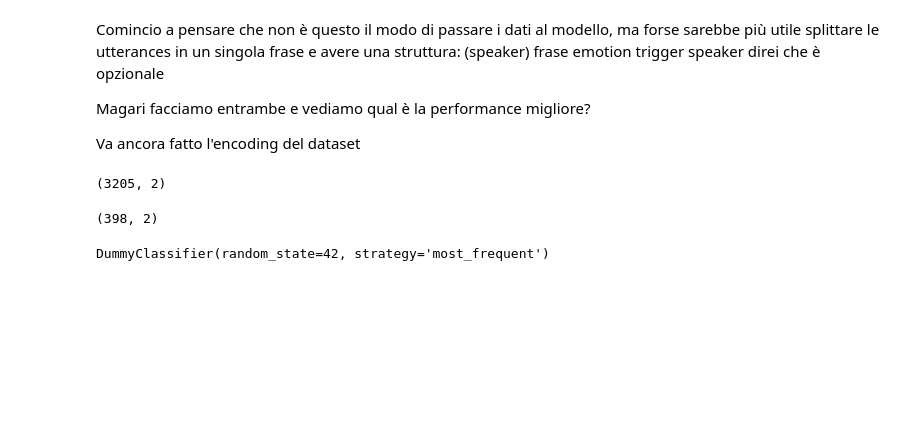
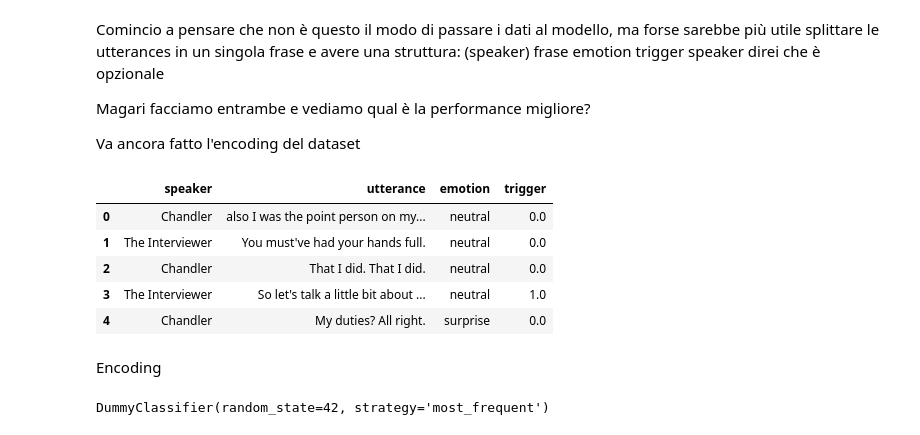
Before and after one commit to madalinaionela/NLP_project, a Jupyter notebook: project.ipynb, the cells around one changed output. Drawn from its saved outputs; the diff is of its cells as text; code cells hidden in the pictures; blank space fills up the shorter version.

```diff
--- a/project.ipynb
+++ b/project.ipynb
@@ -297,19 +378,12 @@ speaker direi che è opzionale
 Magari facciamo entrambe e vediamo qual è la performance migliore?
 
 Va ancora fatto l'encoding del dataset
-# %%
-X_train = df_train.drop(columns=['emotions', 'triggers'])
-print(X_train.shape)
-
-y_train_emotions = df_train['emotions']
-y_train_triggers = df_train['triggers']
-# %% [output]
-(3205, 2)
-# %%
-X_test = df_test.drop(columns=['emotions', 'triggers'])
-print(X_test.shape)
-
-y_test_emotions = df_test['emotions']
-y_test_triggers = df_test['triggers']
-# %% [output]
-(398, 2)
+# %%
+df_train_s.head()
+# %% [output]
+|  | speaker | utterance | emotion | trigger |
+| 0 | Chandler | also I was the point person on my... | neutral | 0.0 |
+| 1 | The Interviewer | You must've had your hands full. | neutral | 0.0 |
+| 2 | Chandler | That I did. That I did. | neutral | 0.0 |
+| 3 | The Interviewer | So let's talk a little bit about ... | neutral | 1.0 |
+| 4 | Chandler | My duties? All right. | surprise | 0.0 |
@@ -315,0 +400,2 @@ y_test_triggers = df_test['triggers']
+# %% [markdown]
+Encoding
```
Also changed, not shown: parts of 17 cells of this notebook, 5 other files.
